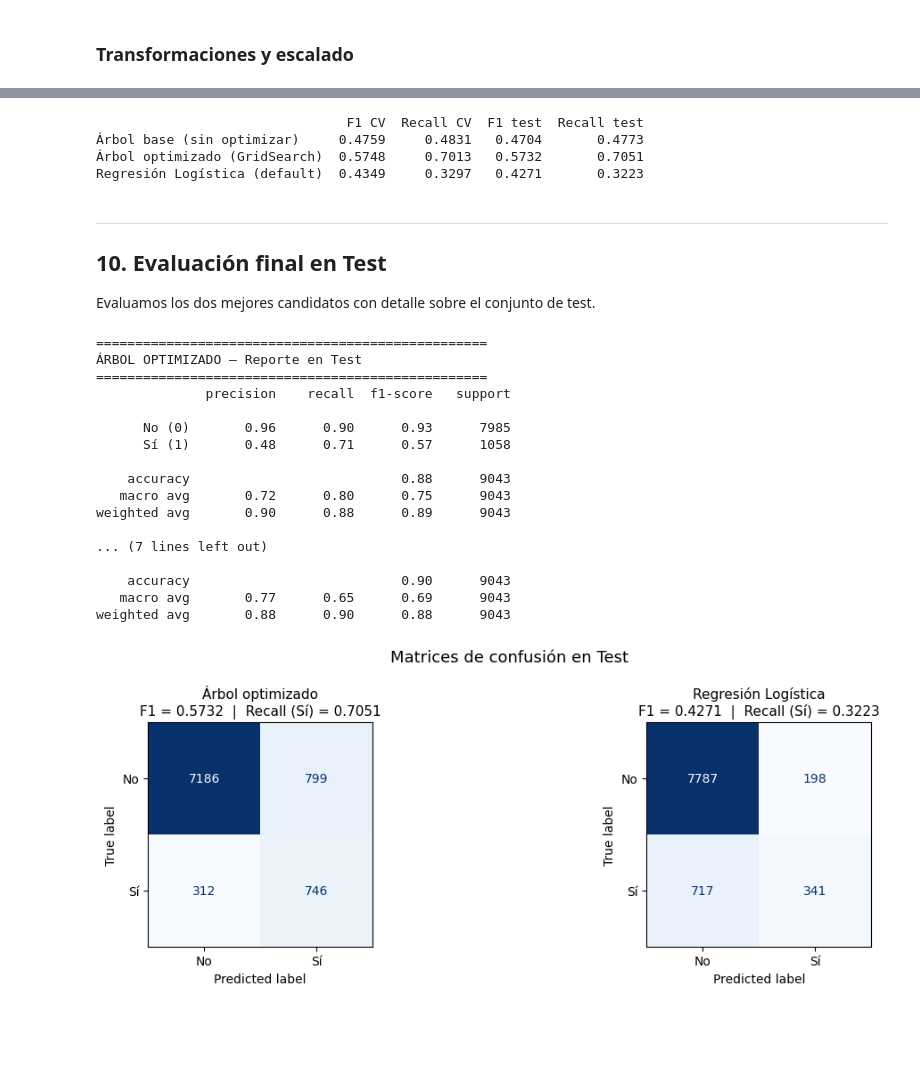
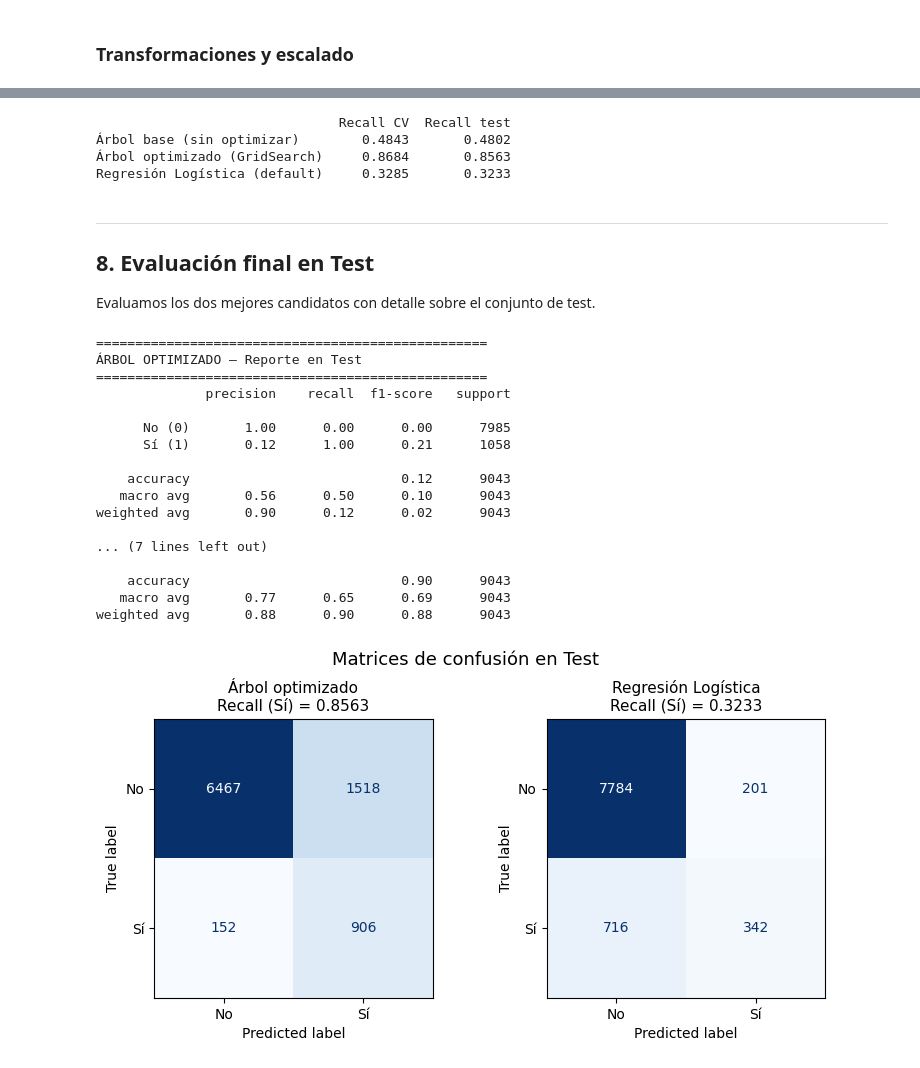
Before and after one commit to Emigarsan/DS-Online-Emilio-Garrote, a Jupyter notebook: Sprints/04_Machine_Learning/Sprint_11/Unidad_01_ML_Supervisado_Arboles_de_Decision/03_Practica_Obligatoria/18_Practica_Obligatoria_Arboles_de_Decision.ipynb, the cells around one changed output, grey strips where cells are left out. Saved outputs shown, nothing was run; the diff lists cells and outputs as text; code cells hidden in the pictures; blank space fills up the shorter version.

```diff
--- a/Sprints/04_Machine_Learning/Sprint_11/Unidad_01_ML_Supervisado_Arboles_de_Decision/03_Practica_Obligatoria/18_Practica_Obligatoria_Arboles_de_Decision.ipynb
+++ b/Sprints/04_Machine_Learning/Sprint_11/Unidad_01_ML_Supervisado_Arboles_de_Decision/03_Practica_Obligatoria/18_Practica_Obligatoria_Arboles_de_Decision.ipynb
@@ -306,17 +306,8 @@ X_test = X_test.drop(columns='default')
 ---
 ### Preparación de features (encoding)
 # %%
-# Si en una ejecución previa se añadió por error el índice 'y', lo eliminamos
-if 'y' in y_train.index:
-    y_train = y_train.drop(index='y')
-if 'y' in y_test.index:
-    y_test = y_test.drop(index='y')
-
 # Conversión correcta del target a binario
-y_train = y_train.map({'yes': 1, 'no': 0}).astype(int)
-y_test = y_test.map({'yes': 1, 'no': 0}).astype(int)
-
-print(y_train.head())
-print(y_test.head())
-print(len(X_train), len(y_train), len(X_test), len(y_test))
+y_train = y_train.map({'yes': 1, 'no': 0})
+y_test = y_test.map({'yes': 1, 'no': 0})
+y_train.head()
 # %% [output]
@@ -446,10 +416,10 @@ El árbol sin restricciones crece hasta memorizar el train (overfitting). La pro
 #                   (la clase minoritaria "Sí" recibe ~7-8x más peso que "No")
 #     · {0:1,1:3} → peso manual: penaliza 3 veces más los errores en la clase positiva
 param_grid = {
-    'max_depth': [3, 5, 7, 10, None],
-    'min_samples_split': [2, 10, 20],
-    'min_samples_leaf': [1, 5, 10],
-    'class_weight': [None, 'balanced', {0: 1, 1: 3}, {0: 1, 1: 5}]
+    'max_depth': [2, 3, 5, 7, 10],
+    'max_features': ["sqrt", "log2", None],
+    'min_samples_leaf': [1, 5, 10, 20],
+    'class_weight': [None, 'balanced']
 }
 
 # GridSearchCV con dos métricas simultáneas: F1 y Recall de la clase positiva
@@ -459,21 +429,15 @@ grid_search = GridSearchCV(
     DecisionTreeClassifier(random_state=42),
     param_grid,
     cv=5,
-    scoring={'f1': 'f1', 'recall': 'recall'},
-    refit='f1',
+    scoring='recall',
     n_jobs=-1,
     verbose=1
 )
 
-grid_search.fit(X_train, y_train)
-
-# Recuperamos las métricas del mejor modelo según F1
-best_idx = grid_search.best_index_
-best_f1_cv     = grid_search.cv_results_['mean_test_f1'][best_idx]
-best_recall_cv = grid_search.cv_results_['mean_test_recall'][best_idx]
+grid_search.fit(X_train_scaled, y_train)
 
 print("\nMejores hiperparámetros encontrados:")
 print(grid_search.best_params_)
-print(f"\nMejor F1     en CV (train): {best_f1_cv:.4f}")
-print(f"Recall       en CV (train): {best_recall_cv:.4f}")
+best_recall_cv = grid_search.best_score_
+print(f"\nMejor Recall en CV (train): {best_recall_cv:.4f}")
 # %% [output]
@@ -538,21 +500,15 @@ Regresión Logística (default)
 # para los tres modelos, tanto en CV (train) como en test (datos no vistos)
 results = {
     'Árbol base (sin optimizar)': {
-        'F1 CV':       cv_f1_base.mean(),
         'Recall CV':   cv_recall_base.mean(),
-        'F1 test':     f1_score(y_test, tree_base.predict(X_test)),
-        'Recall test': recall_score(y_test, tree_base.predict(X_test)),
+        'Recall test': recall_score(y_test, tree_base.predict(X_test_scaled)),
     },
     'Árbol optimizado (GridSearch)': {
-        'F1 CV':       best_f1_cv,
         'Recall CV':   best_recall_cv,
-        'F1 test':     f1_score(y_test, best_tree.predict(X_test)),
-        'Recall test': recall_score(y_test, best_tree.predict(X_test)),
+        'Recall test': recall_score(y_test, best_tree.predict(X_test_scaled)),
     },
     'Regresión Logística (default)': {
-        'F1 CV':       cv_f1_logreg.mean(),
         'Recall CV':   cv_recall_logreg.mean(),
-        'F1 test':     f1_score(y_test, logreg.predict(X_test_scaled)),
         'Recall test': recall_score(y_test, logreg.predict(X_test_scaled)),
     }
 }
@@ -560,13 +516,13 @@ results = {
 df_results = pd.DataFrame(results).T.round(4)
 print(df_results)
 # %% [output]
-                                F1 CV  Recall CV  F1 test  Recall test
-Árbol base (sin optimizar)     0.4759     0.4831   0.4704       0.4773
-Árbol optimizado (GridSearch)  0.5748     0.7013   0.5732       0.7051
-Regresión Logística (default)  0.4349     0.3297   0.4271       0.3223
+                               Recall CV  Recall test
+Árbol base (sin optimizar)        0.4843       0.4802
+Árbol optimizado (GridSearch)     0.8684       0.8563
+Regresión Logística (default)     0.3285       0.3233
 # %% [markdown]
 ---
-## 10. Evaluación final en Test
+## 8. Evaluación final en Test
 
 Evaluamos los dos mejores candidatos con detalle sobre el conjunto de test.
 # %%
@@ -587,12 +543,12 @@ print(classification_report(y_test, logreg.predict(X_test_scaled), target_names=
 ==================================================
               precision    recall  f1-score   support
 
-      No (0)       0.96      0.90      0.93      7985
-      Sí (1)       0.48      0.71      0.57      1058
+      No (0)       1.00      0.00      0.00      7985
+      Sí (1)       0.12      1.00      0.21      1058
 
-    accuracy                           0.88      9043
-   macro avg       0.72      0.80      0.75      9043
-weighted avg       0.90      0.88      0.89      9043
+    accuracy                           0.12      9043
+   macro avg       0.56      0.50      0.10      9043
+weighted avg       0.90      0.12      0.02      9043
 
 ... (7 lines left out)
 
@@ -600,28 +556,26 @@ weighted avg       0.90      0.88      0.89      9043
    macro avg       0.77      0.65      0.69      9043
 weighted avg       0.88      0.90      0.88      9043
 # %%
-
 # Matrices de confusión: muestran los aciertos y errores por clase
 # - Verdaderos Negativos (TN): predijo No y era No
 # - Falsos Positivos (FP): predijo Sí pero era No  → clientes contactados innecesariamente
 # - Falsos Negativos (FN): predijo No pero era Sí  → oportunidades perdidas
 # - Verdaderos Positivos (TP): predijo Sí y era Sí
-fig, axes = plt.subplots(1, 2, figsize=(12, 4))
+fig, axes = plt.subplots(1, 2, figsize=(8, 4))
 
 for ax, (nombre, modelo, X_t) in zip(axes, [
-    ('Árbol optimizado', best_tree, X_test),
+    ('Árbol optimizado', best_tree, X_test_scaled),
     ('Regresión Logística', logreg, X_test_scaled)
 ]):
     cm = confusion_matrix(y_test, modelo.predict(X_t))
     disp = ConfusionMatrixDisplay(cm, display_labels=['No', 'Sí'])
     disp.plot(ax=ax, colorbar=False, cmap='Blues')
     # Mostramos F1 y Recall de la clase positiva (Sí=1) en el título de cada gráfico
-    f1  = f1_score(y_test, modelo.predict(X_t))
     rec = recall_score(y_test, modelo.predict(X_t))
-    ax.set_title(f"{nombre}\nF1 = {f1:.4f}  |  Recall (Sí) = {rec:.4f}", fontsize=11)
+    ax.set_title(f"{nombre}\nRecall (Sí) = {rec:.4f}", fontsize=11)
 
 plt.suptitle('Matrices de confusión en Test', fontsize=13)
 plt.tight_layout()
 plt.show()
 # %% [output]
-[figure, old version]
+[figure, new version]
```
Also changed, not shown: parts of 11 cells of this notebook.
